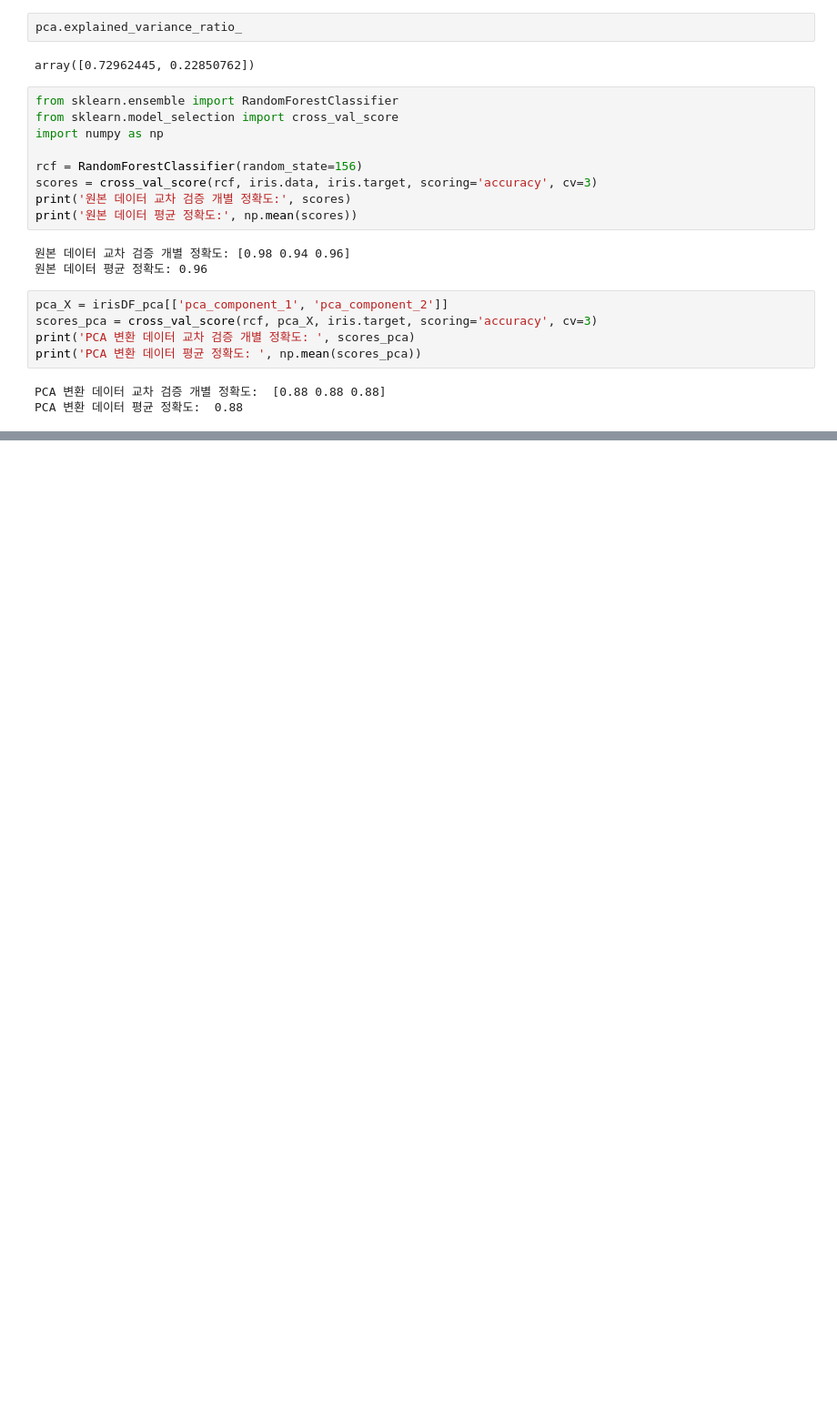
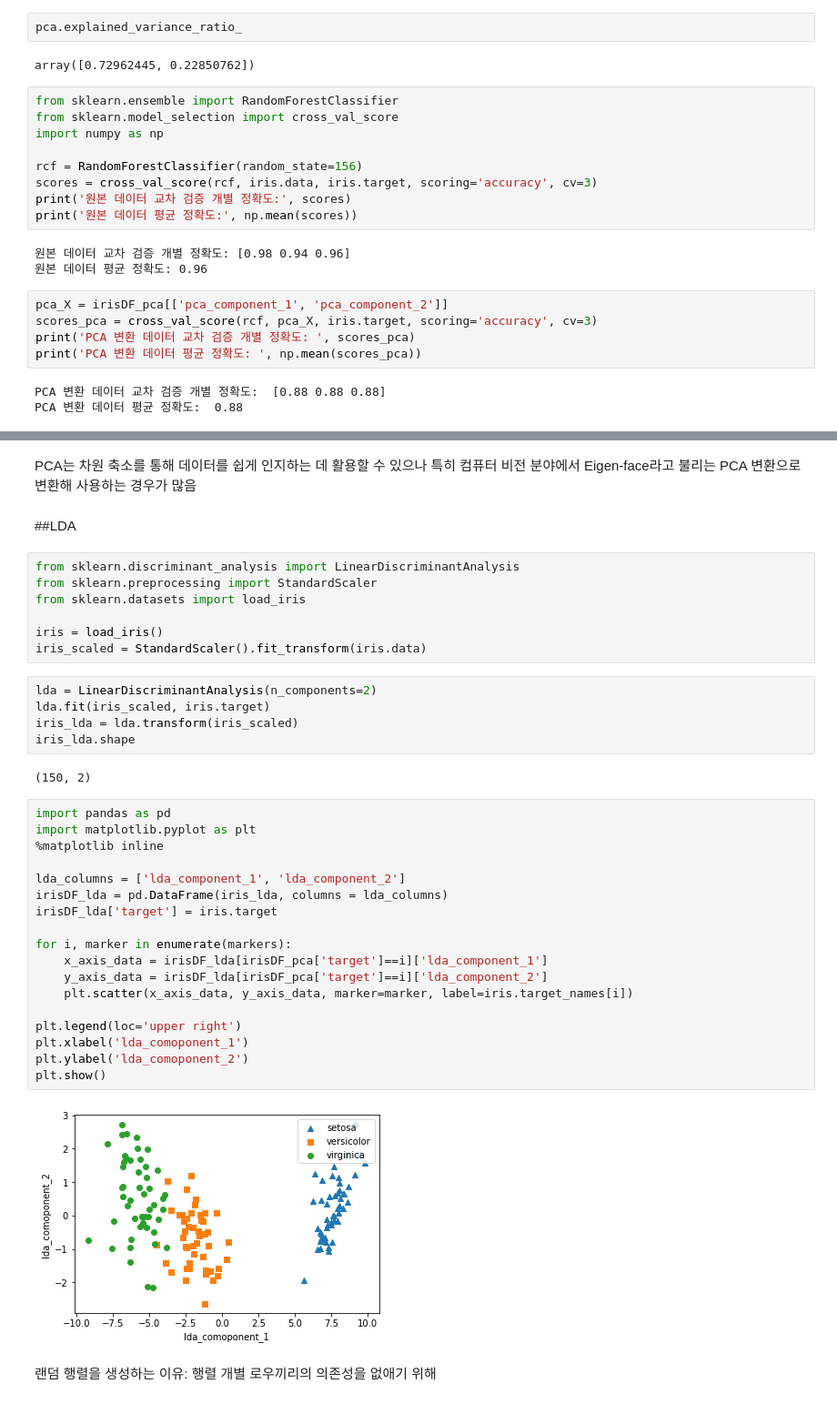
Before and after one commit to sbbwoy/ESAA, a Jupyter notebook: 1220_필사.ipynb, the cells around one changed output, grey strips where cells are left out. Shown at 91% size. Drawn from its saved outputs; the diff is of its cells as text; blank space fills up the shorter version.

```diff
--- a/1220_필사.ipynb
+++ b/1220_필사.ipynb
@@ -104,0 +183,40 @@ PCA 변환 데이터 평균 정확도:  0.88
+# %% [markdown]
+PCA는 차원 축소를 통해 데이터를 쉽게 인지하는 데 활용할 수 있으나 특히 컴퓨터 비전 분야에서 Eigen-face라고 불리는 PCA 변환으로 변환해 사용하는 경우가 많음
+# %% [markdown]
+##LDA
+# %%
+from sklearn.discriminant_analysis import LinearDiscriminantAnalysis
+from sklearn.preprocessing import StandardScaler
+from sklearn.datasets import load_iris
+
+iris = load_iris()
+iris_scaled = StandardScaler().fit_transform(iris.data)
+# %%
+lda = LinearDiscriminantAnalysis(n_components=2)
+lda.fit(iris_scaled, iris.target)
+iris_lda = lda.transform(iris_scaled)
+iris_lda.shape
+# %% [output]
+(150, 2)
+# %%
+import pandas as pd
+import matplotlib.pyplot as plt
+%matplotlib inline
+
+lda_columns = ['lda_component_1', 'lda_component_2']
+irisDF_lda = pd.DataFrame(iris_lda, columns = lda_columns)
+irisDF_lda['target'] = iris.target
+
+for i, marker in enumerate(markers):
+    x_axis_data = irisDF_lda[irisDF_pca['target']==i]['lda_component_1']
+    y_axis_data = irisDF_lda[irisDF_pca['target']==i]['lda_component_2']
+    plt.scatter(x_axis_data, y_axis_data, marker=marker, label=iris.target_names[i])
+
+plt.legend(loc='upper right')
+plt.xlabel('lda_comoponent_1')
+plt.ylabel('lda_comoponent_2')
+plt.show()
+# %% [output]
+[figure, added]
+# %% [markdown]
+랜덤 행렬을 생성하는 이유: 행렬 개별 로우끼리의 의존성을 없애기 위해
```
Also changed, not shown: parts of 17 cells of this notebook.
